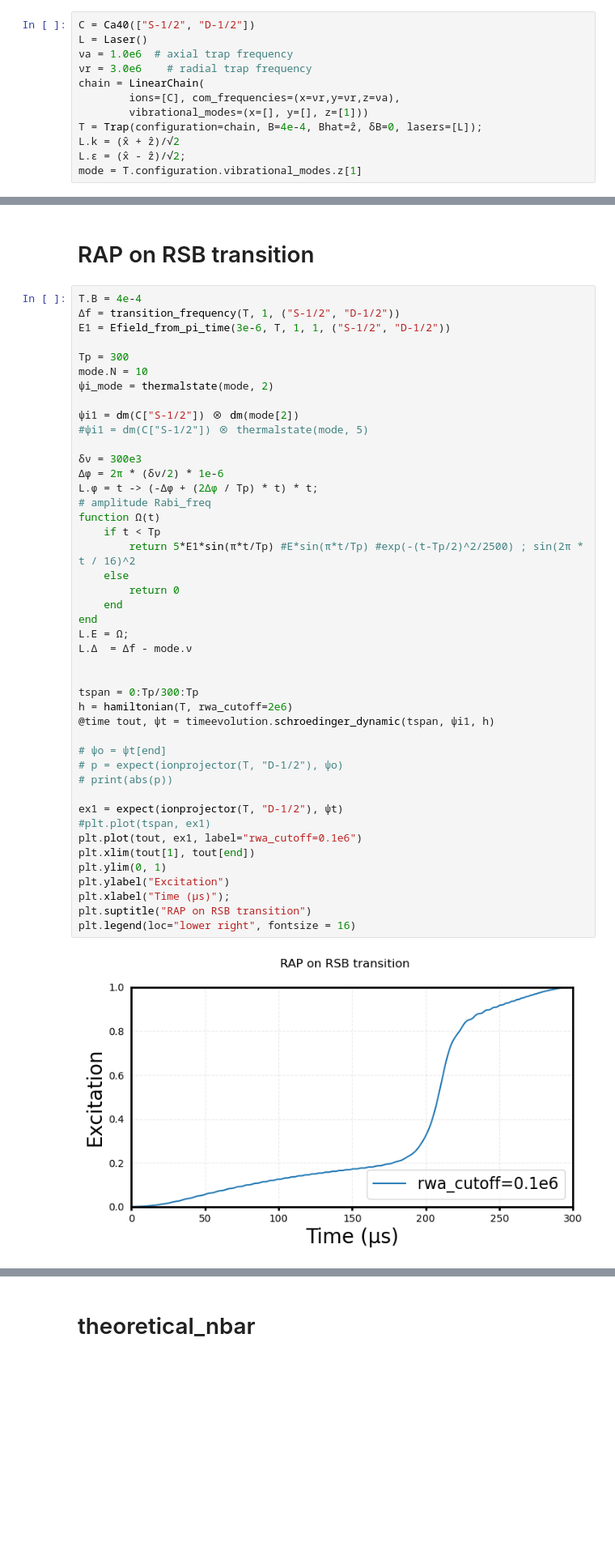
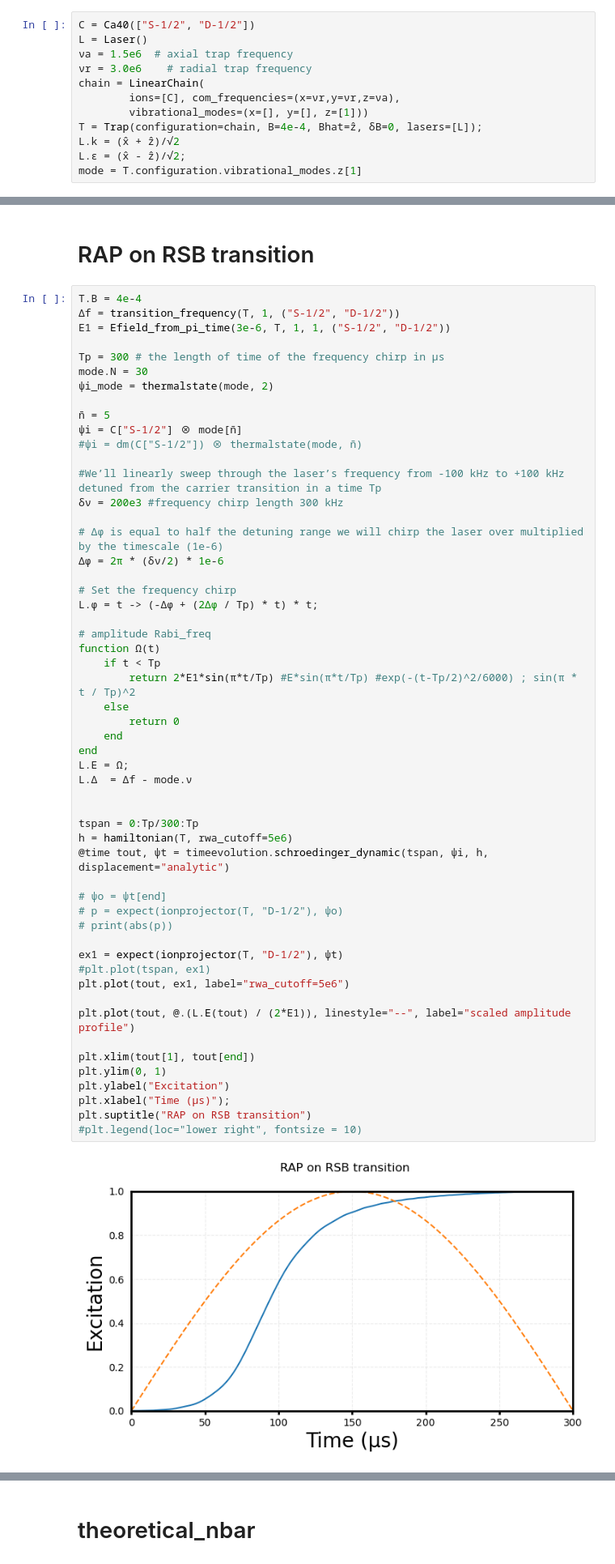
Before and after one commit to HaeffnerLab/lattice_notebooks, a Jupyter notebook: RAP_sequence.ipynb, the cells around one changed output, grey strips where cells are left out. Shown at 81% size. Drawn from its saved outputs; the diff is of its cells as text; blank space fills up the shorter version.

```diff
--- a/RAP_sequence.ipynb
+++ b/RAP_sequence.ipynb
@@ -21,7 +21,7 @@ plt.matplotlib.rc("ytick.major", width=2)
 # %%
 C = Ca40(["S-1/2", "D-1/2"])
 L = Laser()
-νa = 1.0e6  # axial trap frequency
+νa = 1.5e6  # axial trap frequency
 νr = 3.0e6    # radial trap frequency
 chain = LinearChain(
         ions=[C], com_frequencies=(x=νr,y=νr,z=νa),
@@ -41,44 +45,54 @@ T.B = 4e-4
 Δf = transition_frequency(T, 1, ("S-1/2", "D-1/2"))
 E1 = Efield_from_pi_time(3e-6, T, 1, 1, ("S-1/2", "D-1/2"))
 
-Tp = 300
-mode.N = 10
+Tp = 300 # the length of time of the frequency chirp in μs
+mode.N = 30
 ψi_mode = thermalstate(mode, 2)
 
-ψi1 = dm(C["S-1/2"]) ⊗ dm(mode[2])
-#ψi1 = dm(C["S-1/2"]) ⊗ thermalstate(mode, 5)
+n̄ = 5
+ψi = C["S-1/2"] ⊗ mode[n̄]
+#ψi = dm(C["S-1/2"]) ⊗ thermalstate(mode, n̄)
 
-δν = 300e3
+#We’ll linearly sweep through the laser’s frequency from -100 kHz to +100 kHz detuned from the carrier transition in a time Tp
+δν = 200e3 #frequency chirp length 300 kHz
+
+# Δϕ is equal to half the detuning range we will chirp the laser over multiplied by the timescale (1e-6)
 Δϕ = 2π * (δν/2) * 1e-6
+
+# Set the frequency chirp
 L.ϕ = t -> (-Δϕ + (2Δϕ / Tp) * t) * t;
+
 # amplitude Rabi_freq
 function Ω(t)
     if t < Tp
-        return 5*E1*sin(π*t/Tp) #E*sin(π*t/Tp) #exp(-(t-Tp/2)^2/2500) ; sin(2π * t / 16)^2
+        return 2*E1*sin(π*t/Tp) #E*sin(π*t/Tp) #exp(-(t-Tp/2)^2/6000) ; sin(π * t / Tp)^2
     else
         return 0
     end
 end
 L.E = Ω;
 L.Δ  = Δf - mode.ν
 
 
 tspan = 0:Tp/300:Tp
-h = hamiltonian(T, rwa_cutoff=2e6)
-@time tout, ψt = timeevolution.schroedinger_dynamic(tspan, ψi1, h)
+h = hamiltonian(T, rwa_cutoff=5e6)
+@time tout, ψt = timeevolution.schroedinger_dynamic(tspan, ψi, h, displacement="analytic")
 
 # ψo = ψt[end]
 # p = expect(ionprojector(T, "D-1/2"), ψo)
 # print(abs(p))
 
 ex1 = expect(ionprojector(T, "D-1/2"), ψt)
 #plt.plot(tspan, ex1)
-plt.plot(tout, ex1, label="rwa_cutoff=0.1e6")
+plt.plot(tout, ex1, label="rwa_cutoff=5e6")
+
+plt.plot(tout, @.(L.E(tout) / (2*E1)), linestyle="--", label="scaled amplitude profile")
+
 plt.xlim(tout[1], tout[end])
 plt.ylim(0, 1)
 plt.ylabel("Excitation")
 plt.xlabel("Time (μs)");
 plt.suptitle("RAP on RSB transition")
-plt.legend(loc="lower right", fontsize = 16)
+#plt.legend(loc="lower right", fontsize = 10)
 # %% [output]
-[figure, old version]
+[figure, new version]
```
Also changed, not shown: parts of 10 cells of this notebook.
